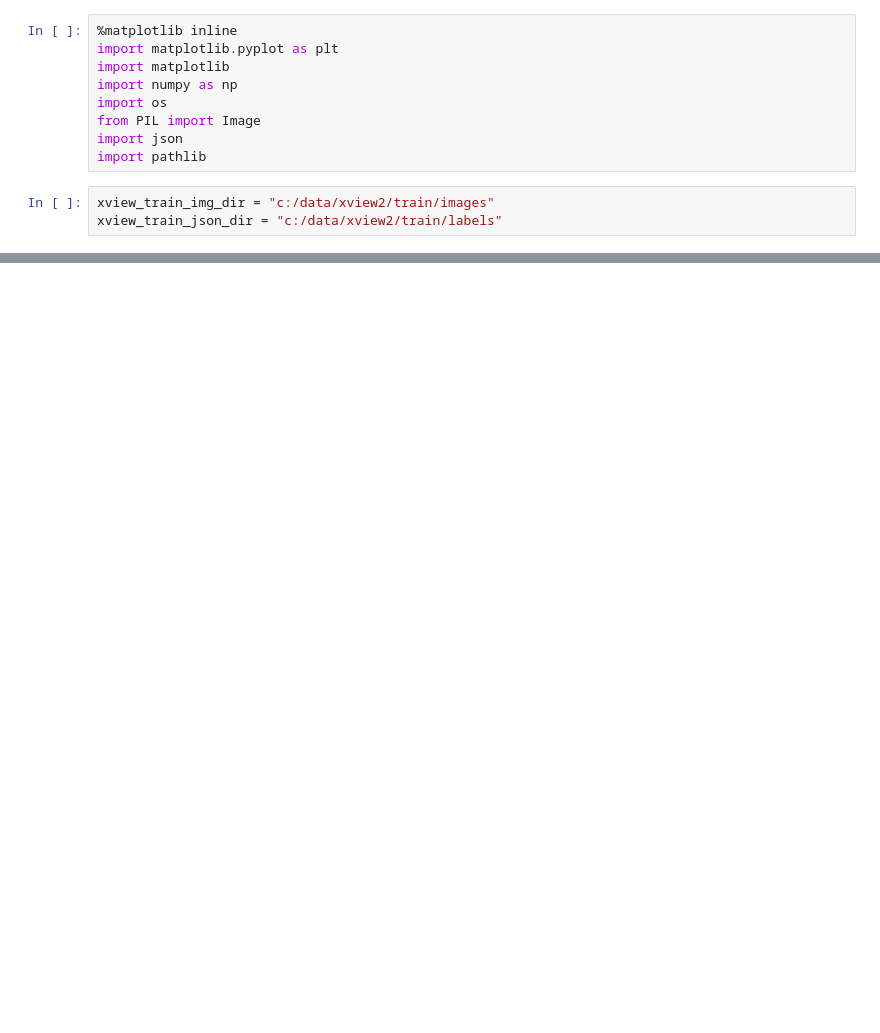
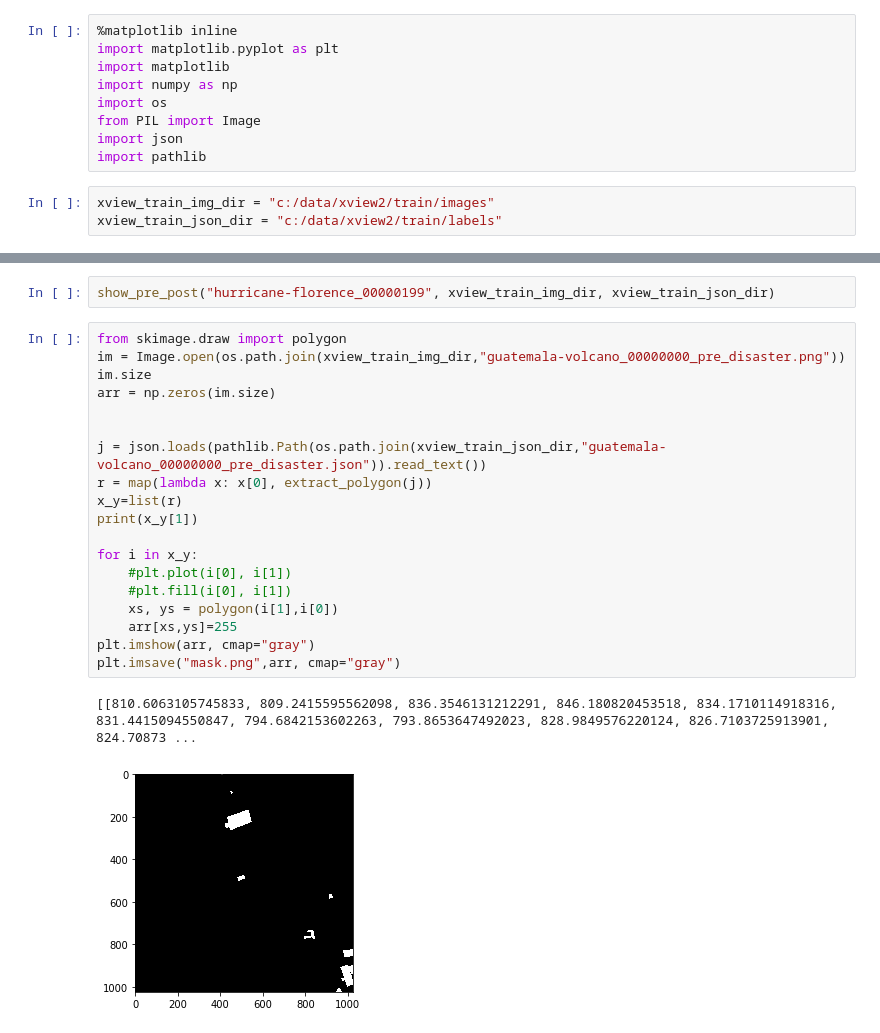
Before and after one commit to sljm12/xview2, a Jupyter notebook: XView Sat imagery Viewer.ipynb, the cells around one changed output, grey strips where cells are left out. Cells and saved outputs as stored; diff of their text form; blank space fills up the shorter version.

```diff
--- a/XView Sat imagery Viewer.ipynb
+++ b/XView Sat imagery Viewer.ipynb
@@ -65,0 +77,24 @@ plt.show()
+# %%
+show_pre_post("hurricane-florence_00000199", xview_train_img_dir, xview_train_json_dir)
+# %%
+from skimage.draw import polygon
+im = Image.open(os.path.join(xview_train_img_dir,"guatemala-volcano_00000000_pre_disaster.png"))
+im.size
+arr = np.zeros(im.size)
+
+
+j = json.loads(pathlib.Path(os.path.join(xview_train_json_dir,"guatemala-volcano_00000000_pre_disaster.json")).read_text())
+r = map(lambda x: x[0], extract_polygon(j))
+x_y=list(r)
+print(x_y[1])
+
+for i in x_y:
+    #plt.plot(i[0], i[1])
+    #plt.fill(i[0], i[1])
+    xs, ys = polygon(i[1],i[0])
+    arr[xs,ys]=255
+plt.imshow(arr, cmap="gray")
+plt.imsave("mask.png",arr, cmap="gray")
+# %% [output]
+[[810.6063105745833, 809.2415595562098, 836.3546131212291, 846.180820453518, 834.1710114918316, 831.4415094550847, 794.6842153602263, 793.8653647492023, 828.9849576220124, 826.7103725913901, 824.70873 ...
+[figure, added]
```
Also changed, not shown: parts of 3 cells of this notebook.
